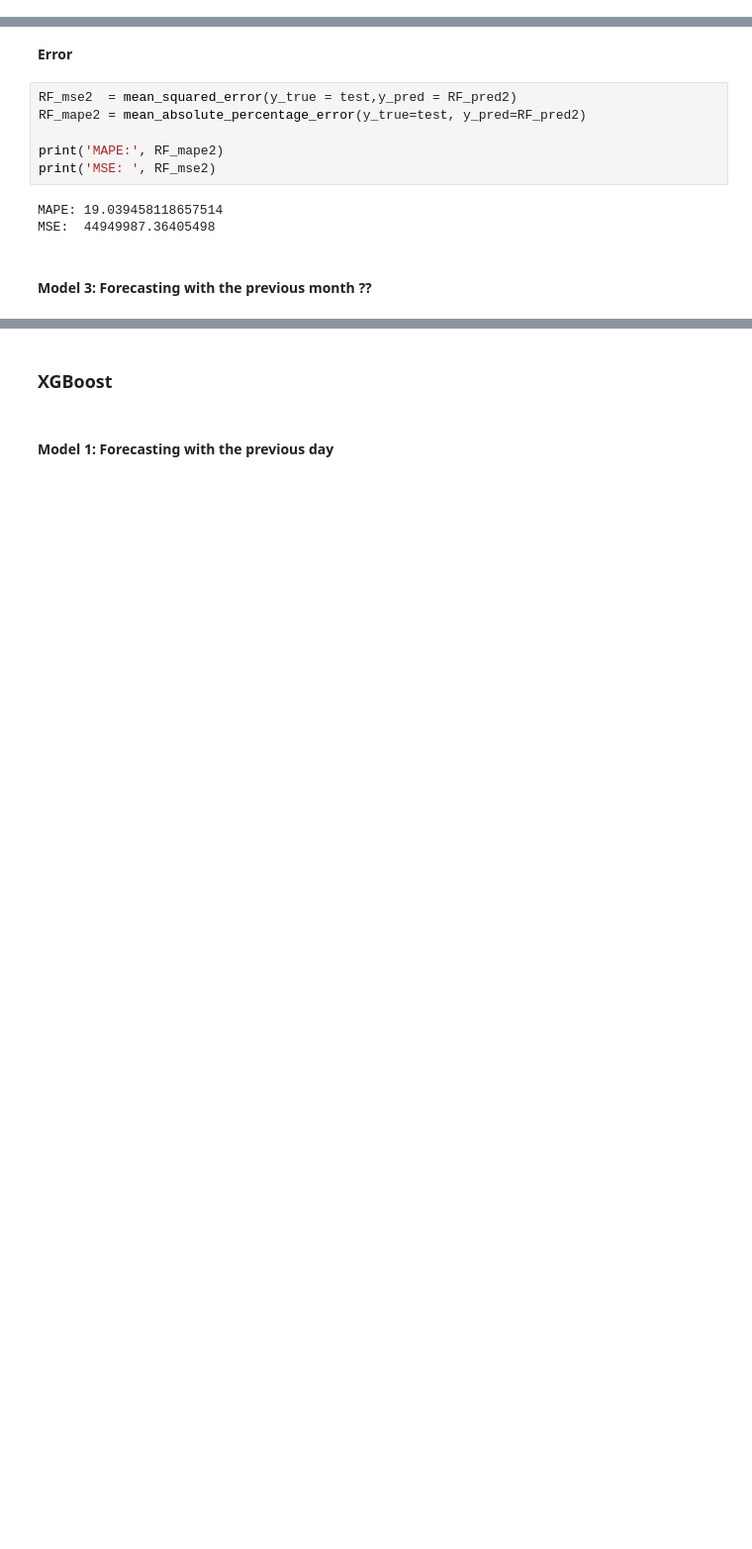
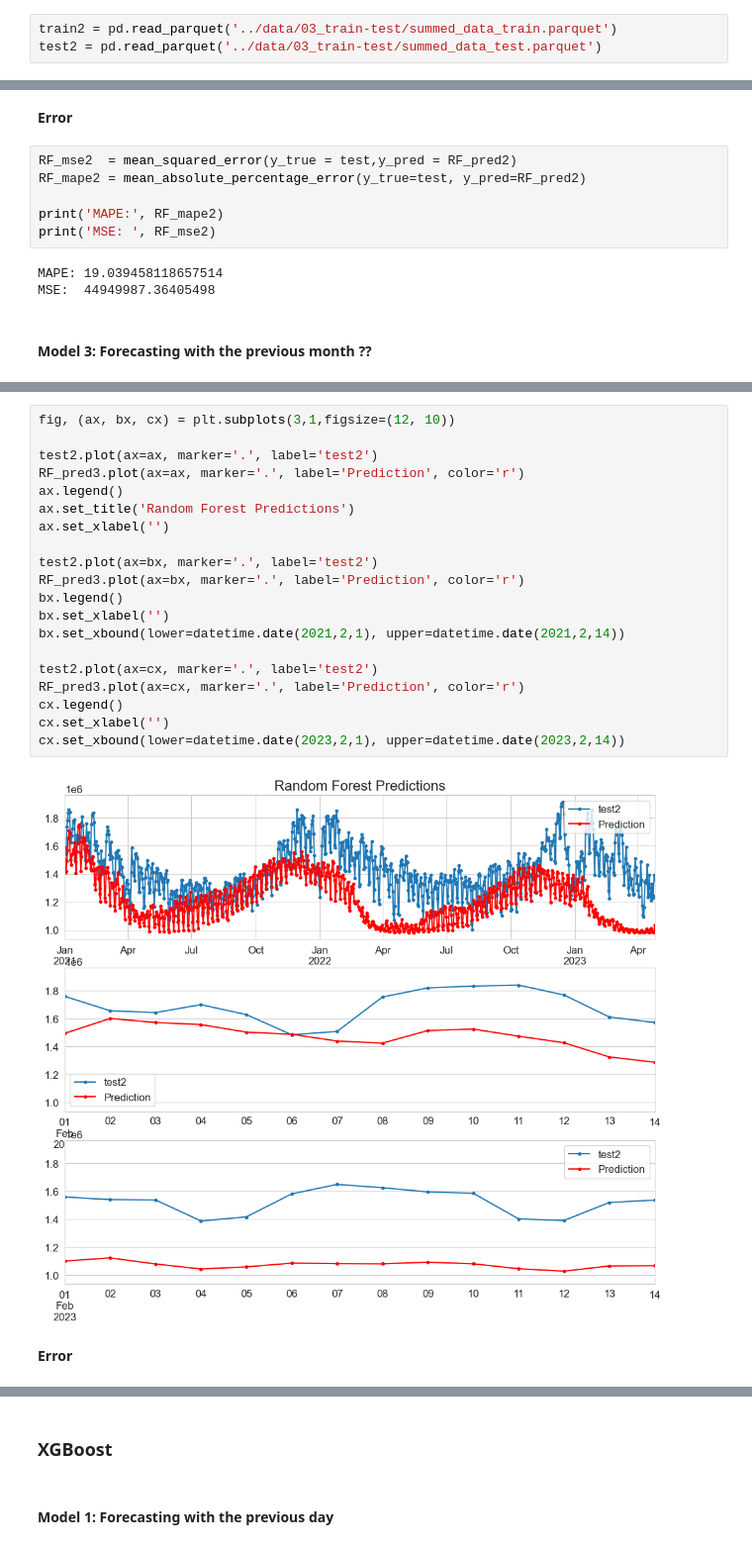
Before and after one commit to MarinaPenalver/TFG, a Jupyter notebook: notebooks/7. Autoregressors with decision trees.ipynb, the cells around one changed output, grey strips where cells are left out. Shown at 99% size. Cells and saved outputs as stored; diff of their text form; blank space fills up the shorter version.

```diff
--- a/notebooks/7. Autoregressors with decision trees.ipynb
+++ b/notebooks/7. Autoregressors with decision trees.ipynb
@@ -62,6 +63,9 @@ def mean_absolute_percentage_error(y_true, y_pred):
 # %%
 train = pd.read_parquet('../data/03_train-test/train_data.parquet')
 test = pd.read_parquet('../data/03_train-test/test_data.parquet')
+# %%
+train2 = pd.read_parquet('../data/03_train-test/summed_data_train.parquet')
+test2 = pd.read_parquet('../data/03_train-test/summed_data_test.parquet')
 # %% [markdown]
 **Preparation of the data**
 # %%
@@ -225,0 +280,24 @@ MSE:  44949987.36405498
+# %%
+fig, (ax, bx, cx) = plt.subplots(3,1,figsize=(12, 10))
+
+test2.plot(ax=ax, marker='.', label='test2')
+RF_pred3.plot(ax=ax, marker='.', label='Prediction', color='r')
+ax.legend()
+ax.set_title('Random Forest Predictions')
+ax.set_xlabel('')
+
+test2.plot(ax=bx, marker='.', label='test2')
+RF_pred3.plot(ax=bx, marker='.', label='Prediction', color='r')
+bx.legend()
+bx.set_xlabel('')
+bx.set_xbound(lower=datetime.date(2021,2,1), upper=datetime.date(2021,2,14))
+
+test2.plot(ax=cx, marker='.', label='test2')
+RF_pred3.plot(ax=cx, marker='.', label='Prediction', color='r')
+cx.legend()
+cx.set_xlabel('')
+cx.set_xbound(lower=datetime.date(2023,2,1), upper=datetime.date(2023,2,14))
+# %% [output]
+[figure, added]
+# %% [markdown]
+**Error**
```
Also changed, not shown: parts of 52 cells of this notebook, 6 other files.
